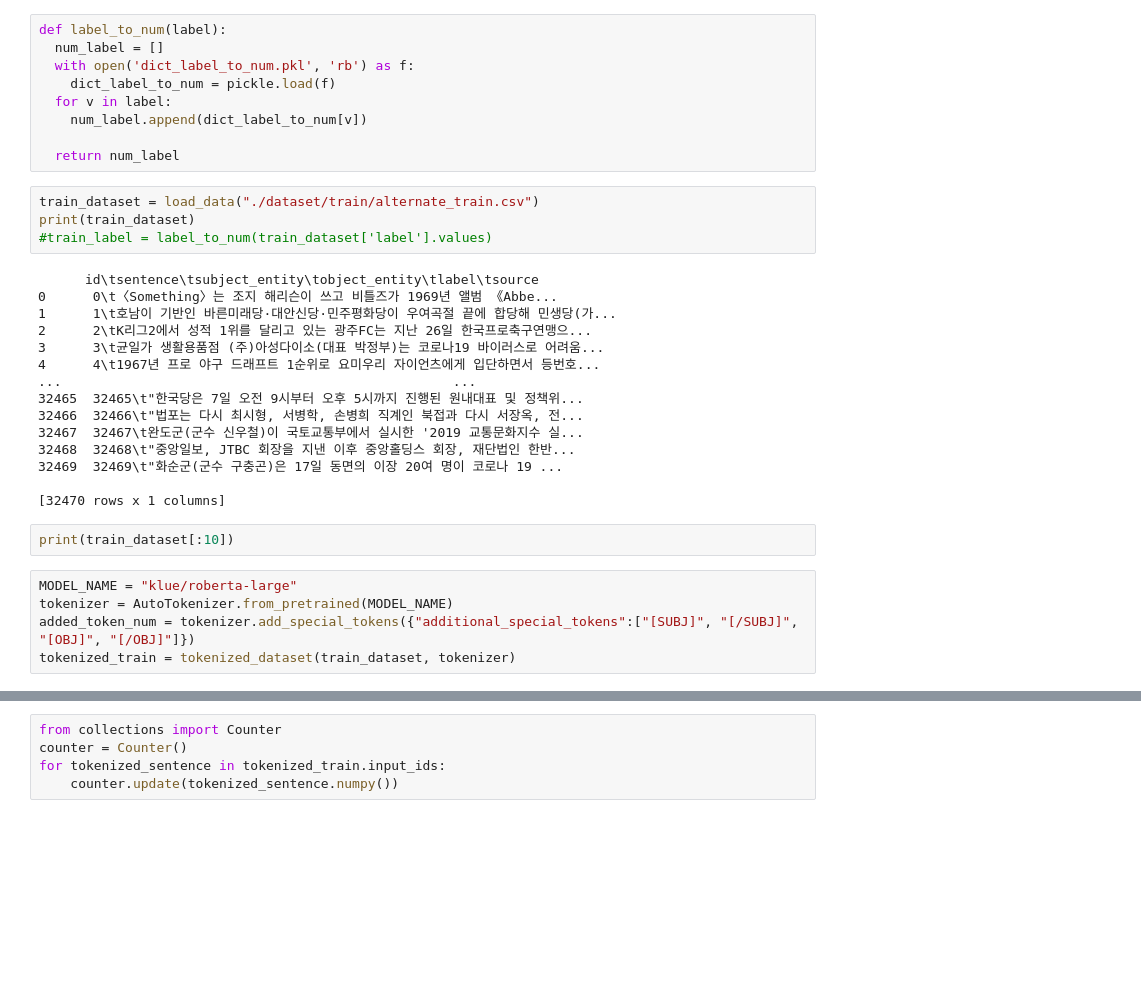
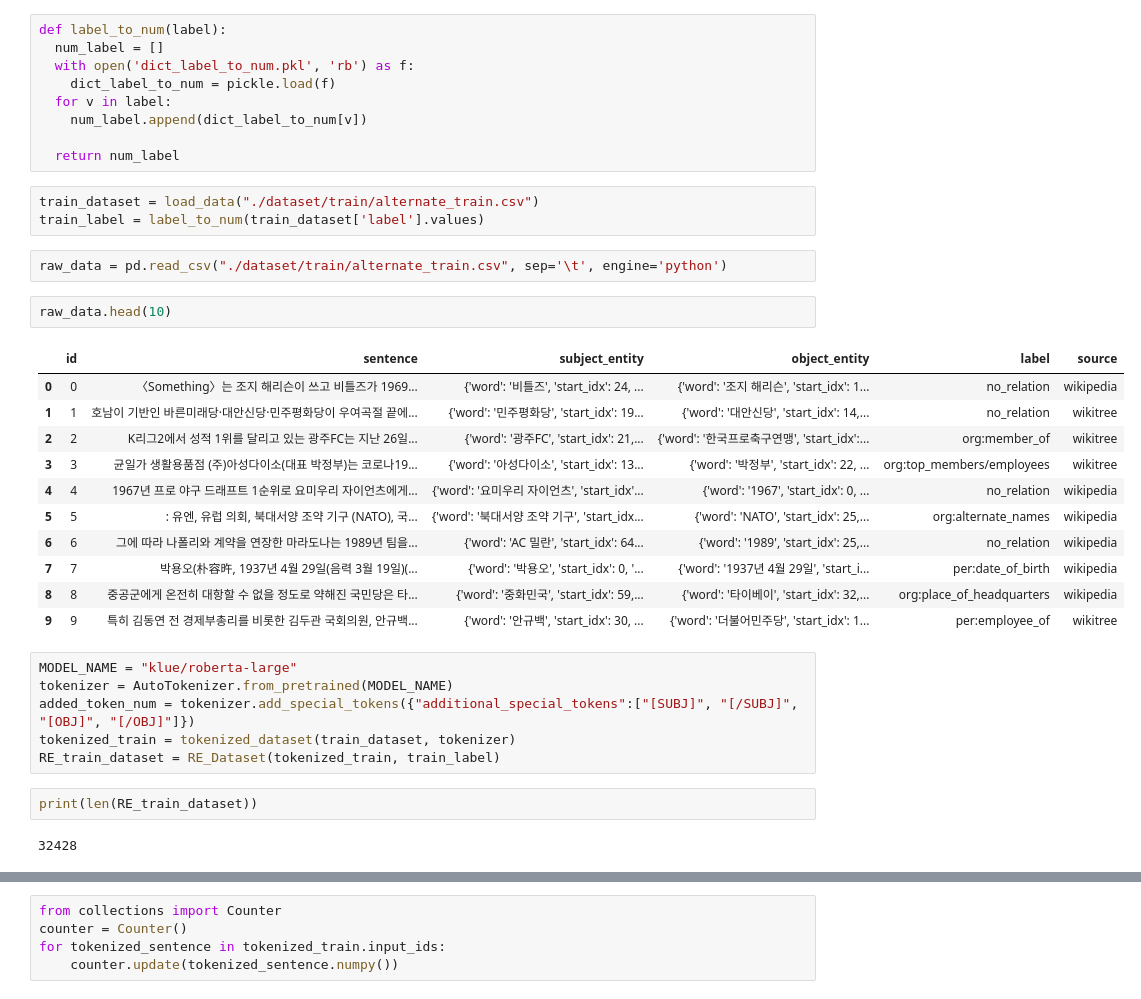
Before and after one commit to boostcampaitech3/level2-klue-level2-nlp-01, a Jupyter notebook: test.ipynb, the cells around one changed output, grey strips where cells are left out. Drawn from its saved outputs; the diff is of its cells as text; blank space fills up the shorter version.

```diff
--- a/test.ipynb
+++ b/test.ipynb
@@ -28,27 +20,30 @@ def label_to_num(label):
   return num_label
 # %%
 train_dataset = load_data("./dataset/train/alternate_train.csv")
-print(train_dataset)
-#train_label = label_to_num(train_dataset['label'].values)
+train_label = label_to_num(train_dataset['label'].values)
-# %% [output]
-      id\tsentence\tsubject_entity\tobject_entity\tlabel\tsource
-0      0\t〈Something〉는 조지 해리슨이 쓰고 비틀즈가 1969년 앨범 《Abbe...
-1      1\t호남이 기반인 바른미래당·대안신당·민주평화당이 우여곡절 끝에 합당해 민생당(가...
-2      2\tK리그2에서 성적 1위를 달리고 있는 광주FC는 지난 26일 한국프로축구연맹으...
-3      3\t균일가 생활용품점 (주)아성다이소(대표 박정부)는 코로나19 바이러스로 어려움...
-4      4\t1967년 프로 야구 드래프트 1순위로 요미우리 자이언츠에게 입단하면서 등번호...
-...                                                  ...
-32465  32465\t"한국당은 7일 오전 9시부터 오후 5시까지 진행된 원내대표 및 정책위...
-32466  32466\t"법포는 다시 최시형, 서병학, 손병희 직계인 북접과 다시 서장옥, 전...
-32467  32467\t완도군(군수 신우철)이 국토교통부에서 실시한 '2019 교통문화지수 실...
-32468  32468\t"중앙일보, JTBC 회장을 지낸 이후 중앙홀딩스 회장, 재단법인 한반...
-32469  32469\t"화순군(군수 구충곤)은 17일 동면의 이장 20여 명이 코로나 19 ...
-
-[32470 rows x 1 columns]
-# %%
-print(train_dataset[:10])
+# %%
+raw_data = pd.read_csv("./dataset/train/alternate_train.csv", sep='\t', engine='python')
+# %%
+raw_data.head(10)
+# %% [output]
+|  | id | sentence | subject_entity | object_entity | label | source |
+| 0 | 0 | 〈Something〉는 조지 해리슨이 쓰고 비틀즈가 1969... | {'word': '비틀즈', 'start_idx': 24, ... | {'word': '조지 해리슨', 'start_idx': 1... | no_relation | wikipedia |
+| 1 | 1 | 호남이 기반인 바른미래당·대안신당·민주평화당이 우여곡절 끝에... | {'word': '민주평화당', 'start_idx': 19... | {'word': '대안신당', 'start_idx': 14,... | no_relation | wikitree |
+| 2 | 2 | K리그2에서 성적 1위를 달리고 있는 광주FC는 지난 26일... | {'word': '광주FC', 'start_idx': 21,... | {'word': '한국프로축구연맹', 'start_idx':... | org:member_of | wikitree |
+| 3 | 3 | 균일가 생활용품점 (주)아성다이소(대표 박정부)는 코로나19... | {'word': '아성다이소', 'start_idx': 13... | {'word': '박정부', 'start_idx': 22, ... | org:top_members/employees | wikitree |
+| 4 | 4 | 1967년 프로 야구 드래프트 1순위로 요미우리 자이언츠에게... | {'word': '요미우리 자이언츠', 'start_idx'... | {'word': '1967', 'start_idx': 0, ... | no_relation | wikipedia |
+| 5 | 5 | : 유엔, 유럽 의회, 북대서양 조약 기구 (NATO), 국... | {'word': '북대서양 조약 기구', 'start_idx... | {'word': 'NATO', 'start_idx': 25,... | org:alternate_names | wikipedia |
+| 6 | 6 | 그에 따라 나폴리와 계약을 연장한 마라도나는 1989년 팀을... | {'word': 'AC 밀란', 'start_idx': 64... | {'word': '1989', 'start_idx': 25,... | no_relation | wikipedia |
+| 7 | 7 | 박용오(朴容旿, 1937년 4월 29일(음력 3월 19일)(... | {'word': '박용오', 'start_idx': 0, '... | {'word': '1937년 4월 29일', 'start_i... | per:date_of_birth | wikipedia |
+| 8 | 8 | 중공군에게 온전히 대항할 수 없을 정도로 약해진 국민당은 타... | {'word': '중화민국', 'start_idx': 59,... | {'word': '타이베이', 'start_idx': 32,... | org:place_of_headquarters | wikipedia |
+| 9 | 9 | 특히 김동연 전 경제부총리를 비롯한 김두관 국회의원, 안규백... | {'word': '안규백', 'start_idx': 30, ... | {'word': '더불어민주당', 'start_idx': 1... | per:employee_of | wikitree |
 # %%
 MODEL_NAME = "klue/roberta-large"
 tokenizer = AutoTokenizer.from_pretrained(MODEL_NAME)
 added_token_num = tokenizer.add_special_tokens({"additional_special_tokens":["[SUBJ]", "[/SUBJ]", "[OBJ]", "[/OBJ]"]})
 tokenized_train = tokenized_dataset(train_dataset, tokenizer)
+RE_train_dataset = RE_Dataset(tokenized_train, train_label)
+# %%
+print(len(RE_train_dataset))
+# %% [output]
+32428
```
Also changed, not shown: parts of 17 cells of this notebook, 4 other files.
